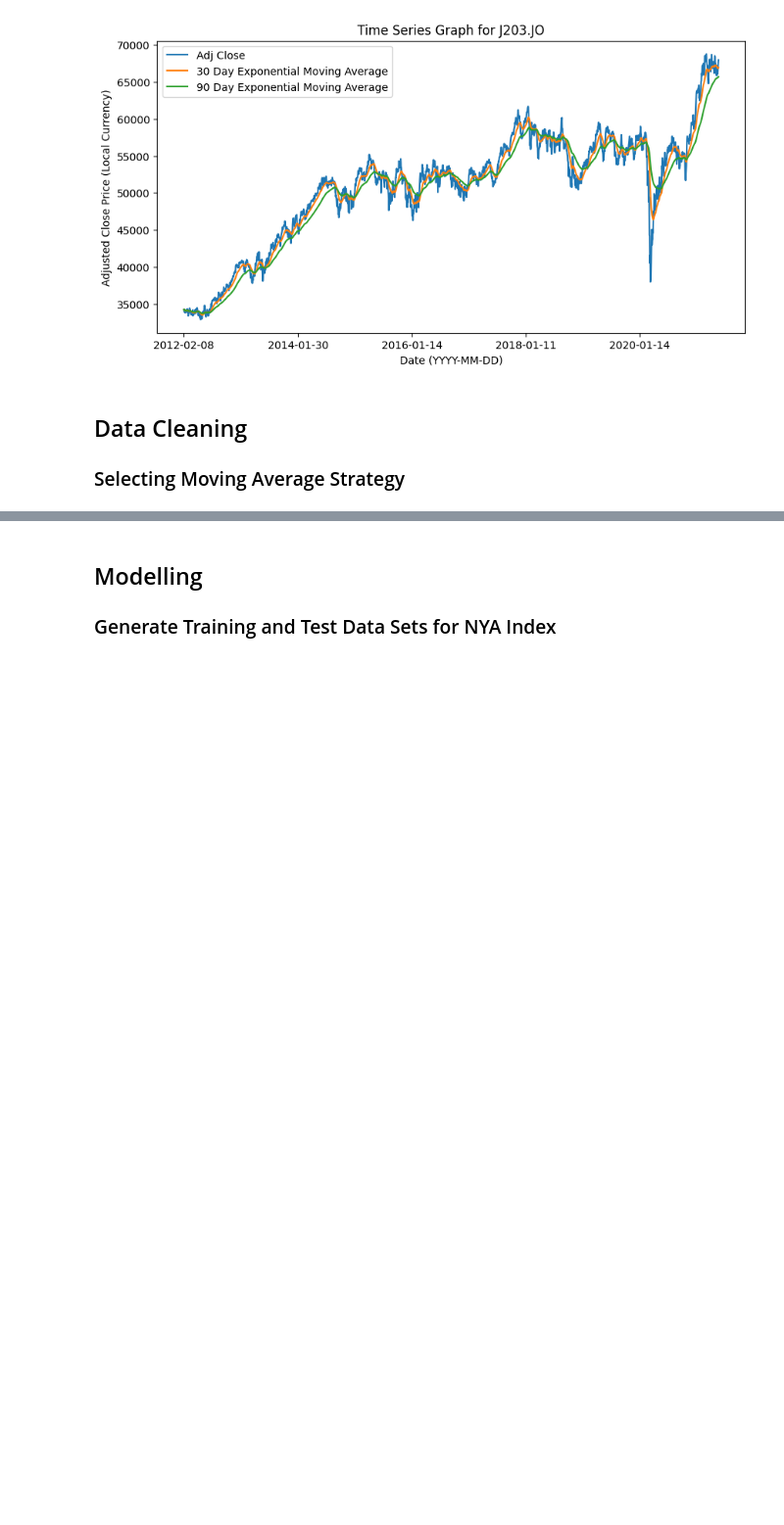
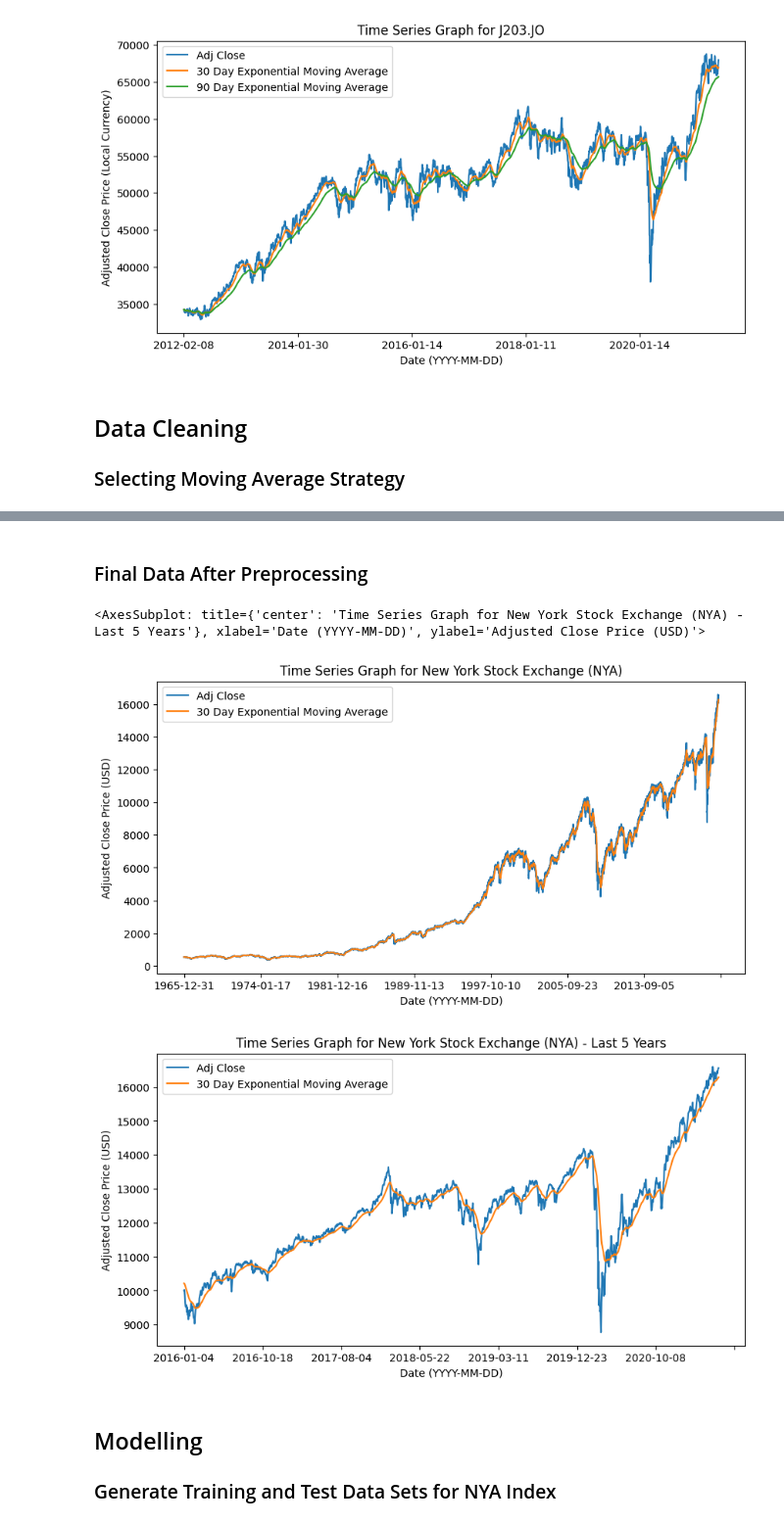
Before and after one commit to IsaacCheng9/stock-exchange-analysis, a Jupyter notebook: data_analysis.ipynb, the cells around one changed output, grey strips where cells are left out. Shown at 98% size. Drawn from its saved outputs; the diff is of its cells as text; code cells hidden in the pictures; blank space fills up the shorter version.

```diff
--- a/data_analysis.ipynb
+++ b/data_analysis.ipynb
@@ -217,3 +216,39 @@ nya_data_last_5y.plot(
+# %% [markdown]
+### Final Data After Preprocessing
+# %%
+# Restrict analysis to focus on 30 day exponential moving average.
+nya_data = nya_data[["Date", "Adj Close", "30 Day Exponential Moving Average"]]
+# Plot the NYA data to show what we're working with.
+nya_data.plot(
+    x="Date",
+    y=[
+        "Adj Close",
+        "30 Day Exponential Moving Average",
+    ],
+    xlabel="Date (YYYY-MM-DD)",
+    ylabel="Adjusted Close Price (USD)",
+    title=f"Time Series Graph for New York Stock Exchange (NYA)",
+    figsize=(10, 5),
+)
+
+# Show a zoomed in view using the last five years of data.
+nya_data_last_5y = nya_data[(nya_data["Date"] > "2016-00-00")]
+# Plot the NYA data to show what we're working with.
+nya_data_last_5y.plot(
+    x="Date",
+    y=[
+        "Adj Close",
+        "30 Day Exponential Moving Average",
+    ],
+    xlabel="Date (YYYY-MM-DD)",
+    ylabel="Adjusted Close Price (USD)",
+    title=f"Time Series Graph for New York Stock Exchange (NYA) - Last 5 Years",
+    figsize=(10, 5),
+)
+# %% [output]
+<AxesSubplot: title={'center': 'Time Series Graph for New York Stock Exchange (NYA) - Last 5 Years'}, xlabel='Date (YYYY-MM-DD)', ylabel='Adjusted Close Price (USD)'>
+[figure, added]
+[figure, added]
 # %% [markdown]
 ## Modelling
 
```
Also changed, not shown: parts of 2 cells of this notebook.
